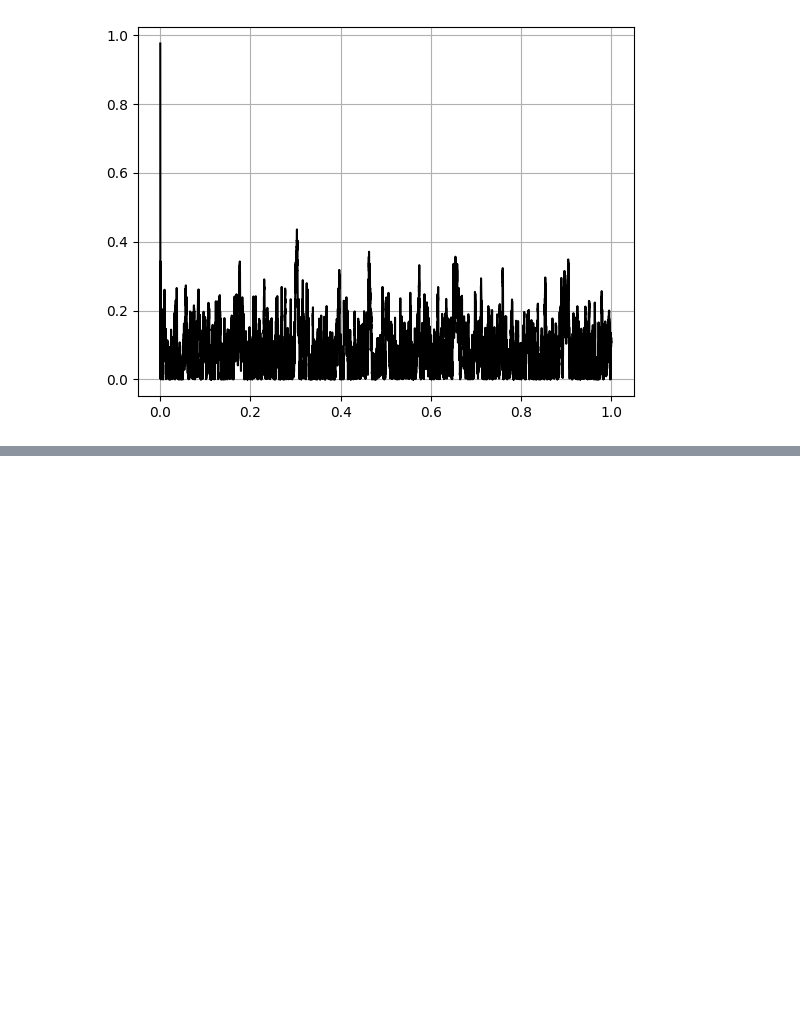
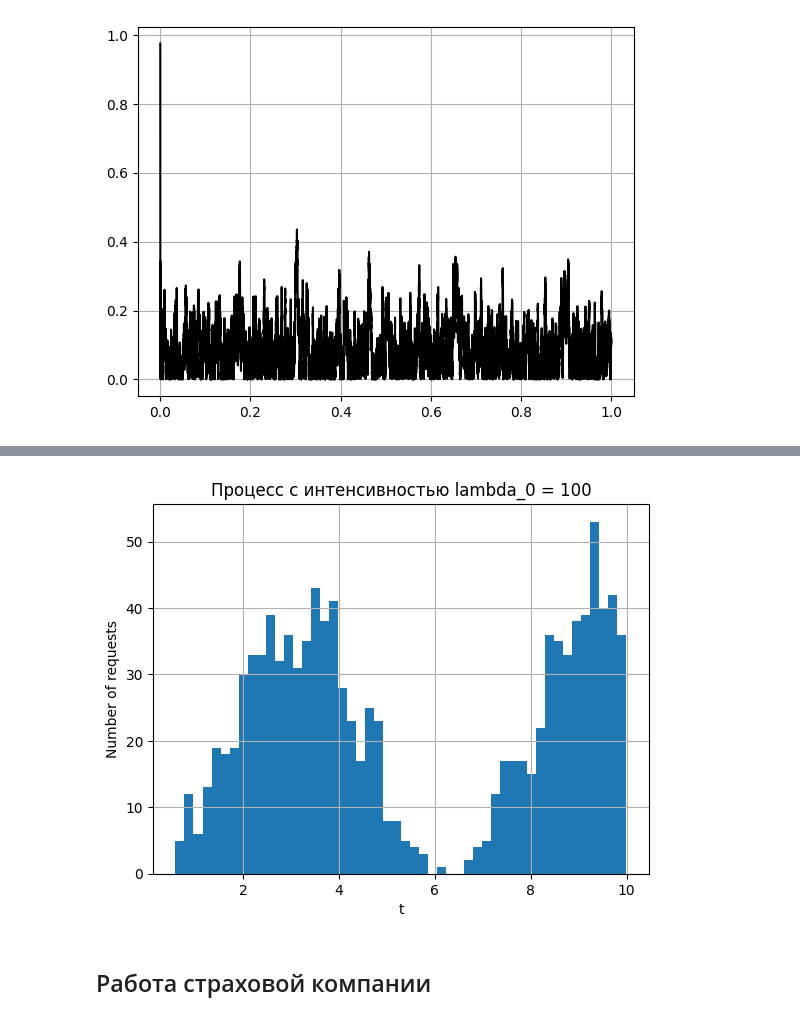
Before and after one commit to Taratin478478/practicum, a Jupyter notebook: semester_7/StochAn/stochastic__analysis_milovidov.ipynb, the cells around one changed output, grey strips where cells are left out. Cells and saved outputs as stored; diff of their text form; code cells hidden in the pictures; blank space fills up the shorter version.

```diff
--- a/semester_7/StochAn/stochastic__analysis_milovidov.ipynb
+++ b/semester_7/StochAn/stochastic__analysis_milovidov.ipynb
@@ -1984,0 +2039,24 @@ plt.show()
+# %%
+l0 = 100
+T = 10
+
+l_max = 2 * l0
+N = get_poisson_exp(l_max * T, 1).item()
+t = []
+tau = []
+for i in range(N):
+    t0 = get_uniform(0, T, 1).item()
+    if get_bernulli(1 - l0 * (1 + np.cos(t0)) / l_max, 1).item():
+        t.append(t0)
+
+fig, ax = plt.subplots()
+ax.grid(True)
+ax.hist(t, 50)
+ax.set_xlabel("t")
+ax.set_ylabel("Number of requests")
+ax.set_title("Процесс с интенсивностью lambda_0 = 100")
+plt.show()
+# %% [output]
+[figure, added]
+# %% [markdown]
+## Работа страховой компании
```
Also changed, not shown: parts of 22 cells of this notebook, 1 other file.
